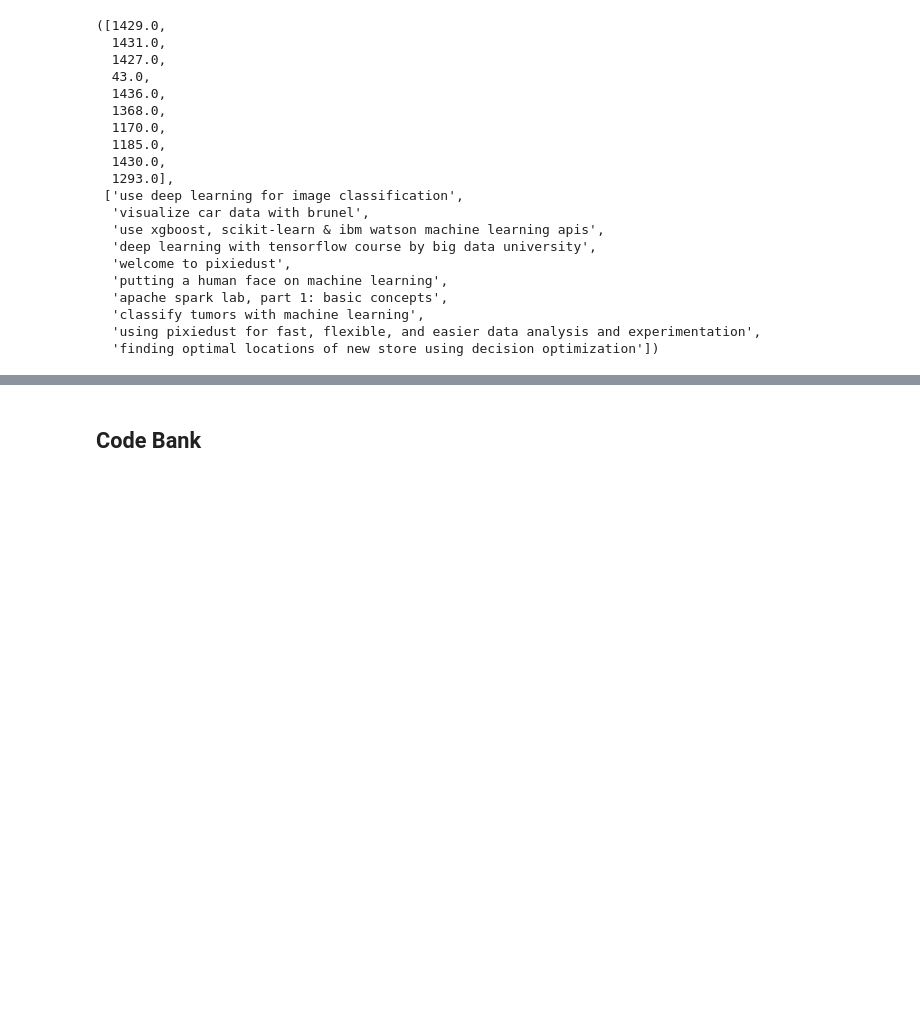
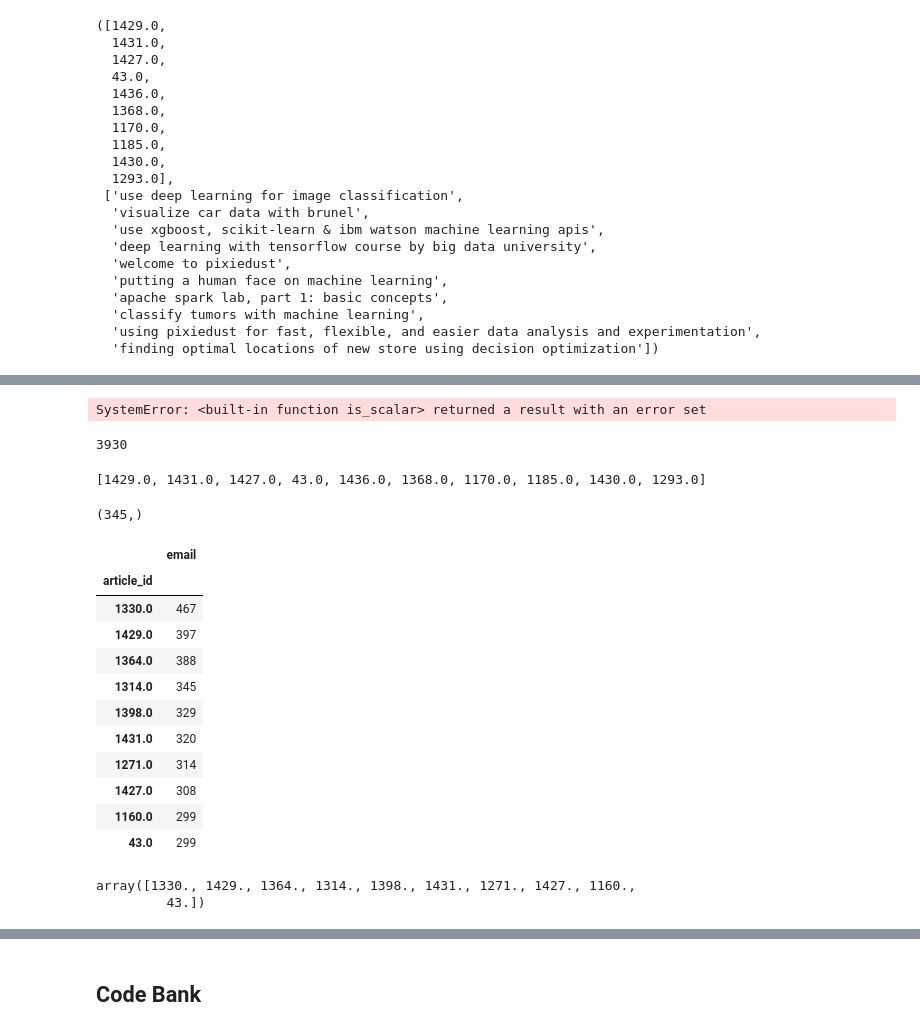
Before and after one commit to bvcmartins/recommendations_IBM, a Jupyter notebook: recommendations.ipynb, the cells around one changed output, grey strips where cells are left out. Drawn from its saved outputs; the diff is of its cells as text; code cells hidden in the pictures; blank space fills up the shorter version.

```diff
--- a/recommendations.ipynb
+++ b/recommendations.ipynb
@@ -996,0 +939,26 @@ df_3.head()
+# %%
+article_list = []
+list_users = df2.user_id.unique().tolist()
+for user in list_users:
+    print(user)
+    article_list.extend(user_user_recs_part2(user, m=10)[0])
+# %% [output]
+SystemError: <built-in function is_scalar> returned a result with an error set
+# %%
+tmp1 = np.bincount(np.array(article_list).astype(int))
+np.sort(tmp1)
+print(len(article_list))
+#1330., 1429., 1364., 1314
+#print(tmp1[1330], tmp1[1429], tmp1[1364], tmp1[1314], tmp1[1427])
+#df_final = pd.DataFrame({'article_id':article_list})
+#df_final.groupby('article_id').count().
+# %% [output]
+3930
+# %%
+user_user_recs_part2(1, m=10)[0]
+# %% [output]
+[1429.0, 1431.0, 1427.0, 43.0, 1436.0, 1368.0, 1170.0, 1185.0, 1430.0, 1293.0]
+# %%
+df2[df2.article_id==1314.0].email.unique().shape
+# %% [output]
+(345,)
@@ -996,0 +967,26 @@ df_3.head()
+# %%
+df2.groupby('article_id').agg({'email':'size'}).sort_values('email', ascending=False).iloc[0:10,:]
+#.reset_index().iloc[0:10,0]
+# %% [output]
+|  | email |
+| article_id |  |
+| 1330.0 | 467 |
+| 1429.0 | 397 |
+| 1364.0 | 388 |
+| 1314.0 | 345 |
+| 1398.0 | 329 |
+| 1431.0 | 320 |
+| 1271.0 | 314 |
+| 1427.0 | 308 |
+| 1160.0 | 299 |
+| 43.0 | 299 |
+# %%
+new_user = '0.0'
+
+# What would your recommendations be for this new user '0.0'?  As a new user, they have no observed articles.
+# Provide a list of the top 10 article ids you would give to
+new_user_recs = get_top_article_ids(10, df2)
+new_user_recs
+# %% [output]
+array([1330., 1429., 1364., 1314., 1398., 1431., 1271., 1427., 1160.,
+         43.])
```
Also changed, not shown: parts of 42 cells of this notebook, 1 other file.
